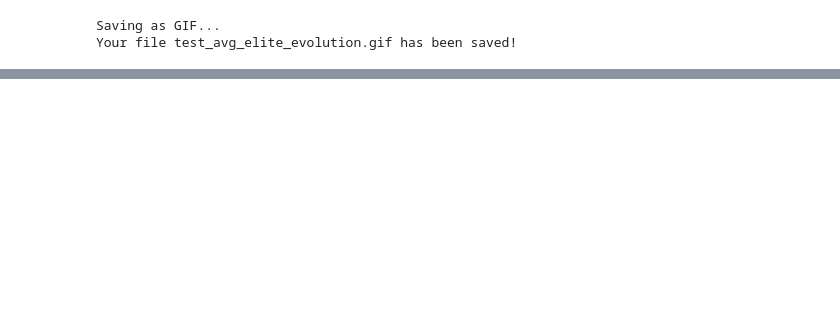
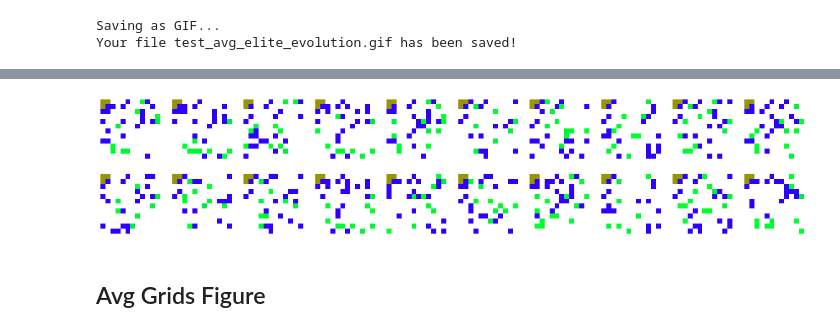
Before and after one commit to kavyakvk/adversarial-environment-generation, a Jupyter notebook: explore_maps_from_pickle.ipynb, the cells around one changed output, grey strips where cells are left out. Cells and saved outputs as stored; diff of their text form; code cells hidden in the pictures; blank space fills up the shorter version.

```diff
--- a/explore_maps_from_pickle.ipynb
+++ b/explore_maps_from_pickle.ipynb
@@ -197,2 +232,22 @@ for iteration in grids:
 # %%
 # process grids extra expressive shows food levels + ant levels
+# %%
+%matplotlib inline
+# visualize elite population
+r = 2
+c = 10
+i = 30
+empty = np.zeros_like(grids[0][0])
+fig, ax = plt.subplots(r, c, figsize = (20,4))
+for ax1 in range(r):
+    for ax2 in range(c):
+        ax[ax1][ax2].axis('off')
+        unflatten = ax1 * c + ax2
+        g = grids[i][unflatten]
+        ax[ax1][ax2].imshow(get_ani_frame((empty, g, empty), env_params))
+
+plt.show()
+# %% [output]
+[figure, added]
+# %% [markdown]
+## Avg Grids Figure
```
Also changed, not shown: parts of 9 cells of this notebook.
